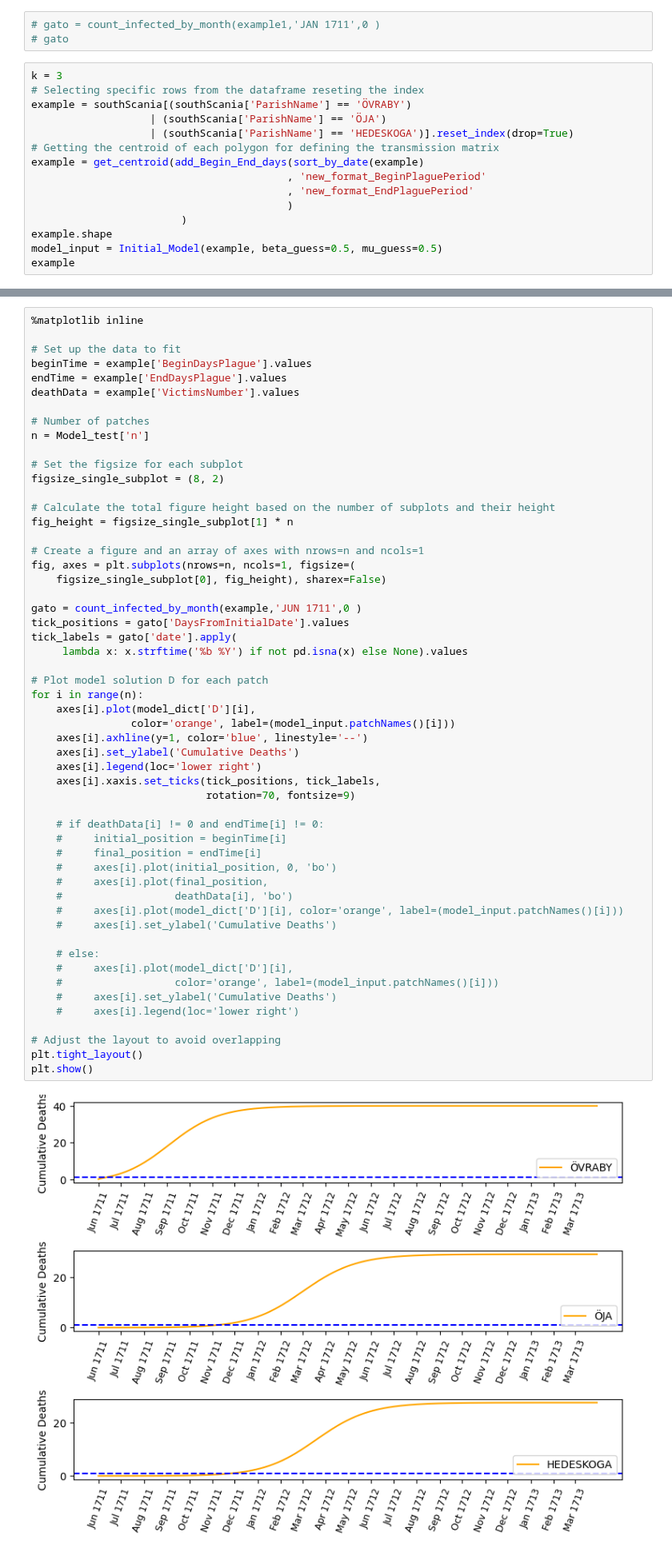
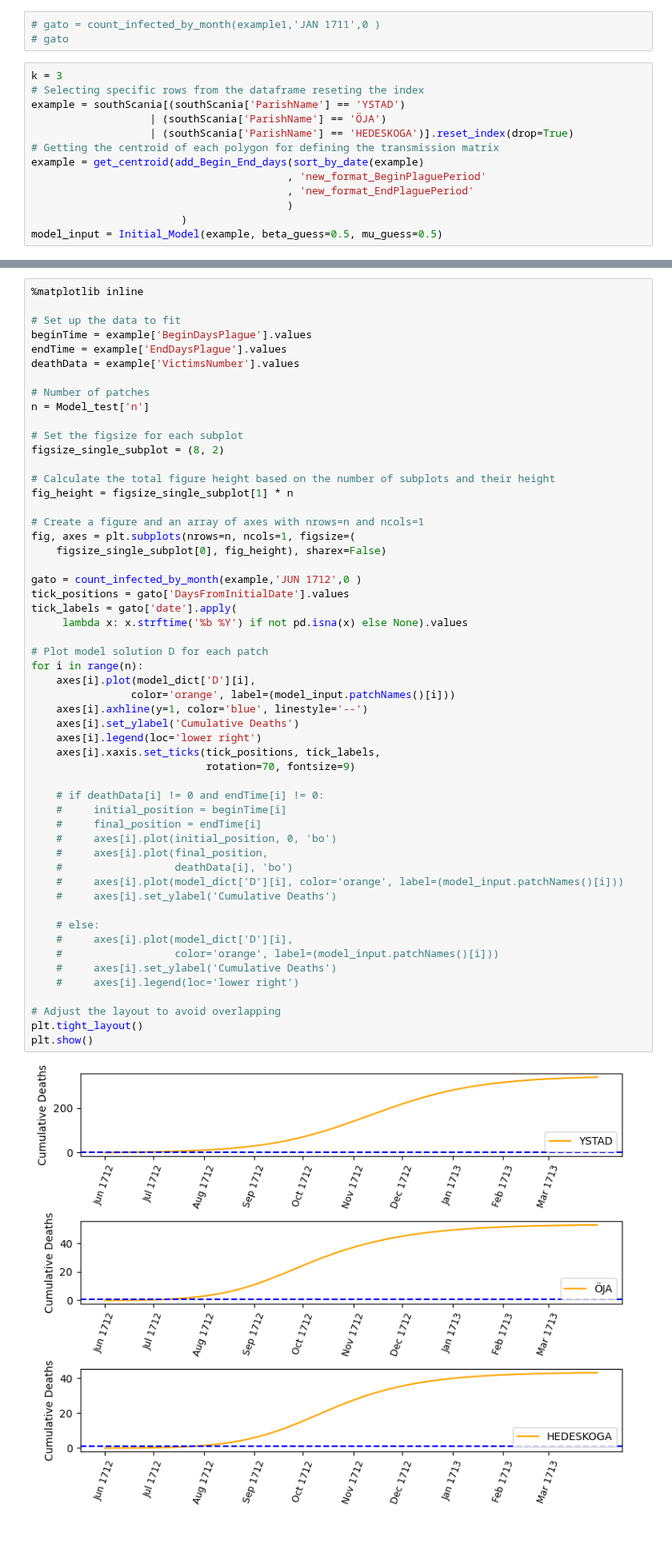
Before and after one commit to polislizarralde/PythonMathematicalModeling, a Jupyter notebook: docs/PlagueProject/FittingSeasonMetapopModelPlague.ipynb, the cells around one changed output, grey strips where cells are left out. Shown at 80% size. Cells and saved outputs as stored; diff of their text form.

```diff
--- a/docs/PlagueProject/FittingSeasonMetapopModelPlague.ipynb
+++ b/docs/PlagueProject/FittingSeasonMetapopModelPlague.ipynb
@@ -475,7 +475,7 @@ Trying a small dataframe
 # %%
 k = 3
 # Selecting specific rows from the dataframe reseting the index
-example = southScania[(southScania['ParishName'] == 'ÖVRABY')
+example = southScania[(southScania['ParishName'] == 'YSTAD')
                    | (southScania['ParishName'] == 'ÖJA')
                    | (southScania['ParishName'] == 'HEDESKOGA')].reset_index(drop=True)
 # Getting the centroid of each polygon for defining the transmission matrix
@@ -484,6 +484,4 @@ example = get_centroid(add_Begin_End_days(sort_by_date(example)
                                          , 'new_format_EndPlaguePeriod'
                                          )
                         )
-example.shape
 model_input = Initial_Model(example, beta_guess=0.5, mu_guess=0.5)
-example
@@ -567,38 +538,38 @@ fig_height = figsize_single_subplot[1] * n
 fig, axes = plt.subplots(nrows=n, ncols=1, figsize=(
     figsize_single_subplot[0], fig_height), sharex=False)
 
-gato = count_infected_by_month(example,'JUN 1711',0 )
+gato = count_infected_by_month(example,'JUN 1712',0 )
 tick_positions = gato['DaysFromInitialDate'].values
 tick_labels = gato['date'].apply(
      lambda x: x.strftime('%b %Y') if not pd.isna(x) else None).values
 
 # Plot model solution D for each patch
 for i in range(n):
     axes[i].plot(model_dict['D'][i],
                 color='orange', label=(model_input.patchNames()[i]))
     axes[i].axhline(y=1, color='blue', linestyle='--')
     axes[i].set_ylabel('Cumulative Deaths')
     axes[i].legend(loc='lower right')
     axes[i].xaxis.set_ticks(tick_positions, tick_labels,
                             rotation=70, fontsize=9)
 
     # if deathData[i] != 0 and endTime[i] != 0:
     #     initial_position = beginTime[i]
     #     final_position = endTime[i]
     #     axes[i].plot(initial_position, 0, 'bo')
     #     axes[i].plot(final_position,
     #                  deathData[i], 'bo')
     #     axes[i].plot(model_dict['D'][i], color='orange', label=(model_input.patchNames()[i]))
     #     axes[i].set_ylabel('Cumulative Deaths')
 
     # else:
     #     axes[i].plot(model_dict['D'][i],
     #                  color='orange', label=(model_input.patchNames()[i]))
     #     axes[i].set_ylabel('Cumulative Deaths')
     #     axes[i].legend(loc='lower right')
 
 # Adjust the layout to avoid overlapping
 plt.tight_layout()
 plt.show()
 # %% [output]
-[figure, old version]
+[figure, new version]
```
Also changed, not shown: parts of 17 cells of this notebook.
